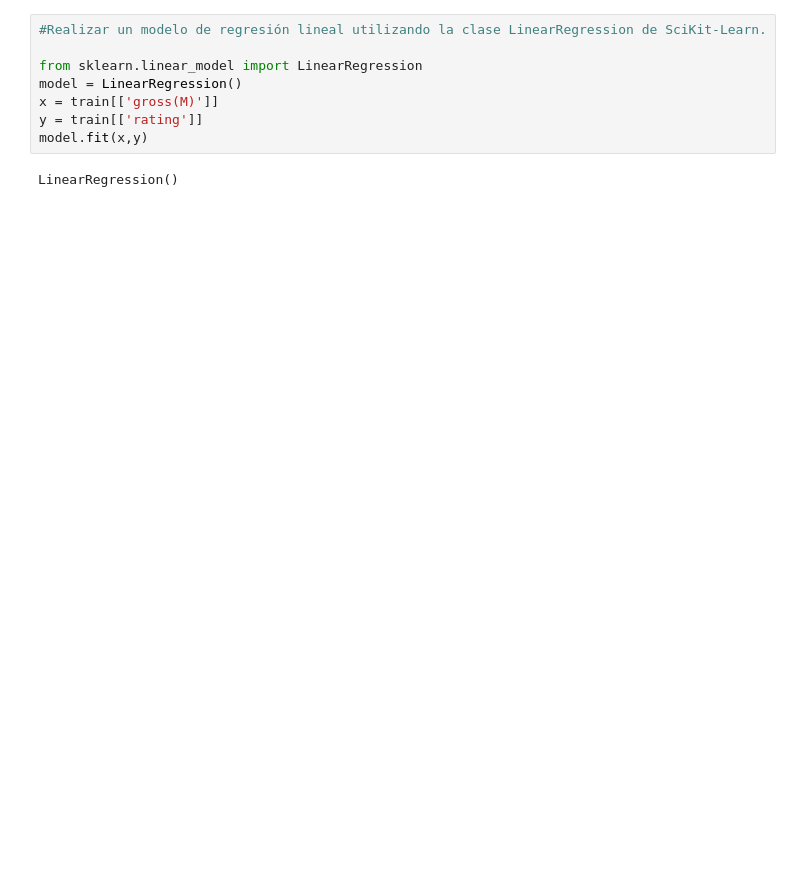
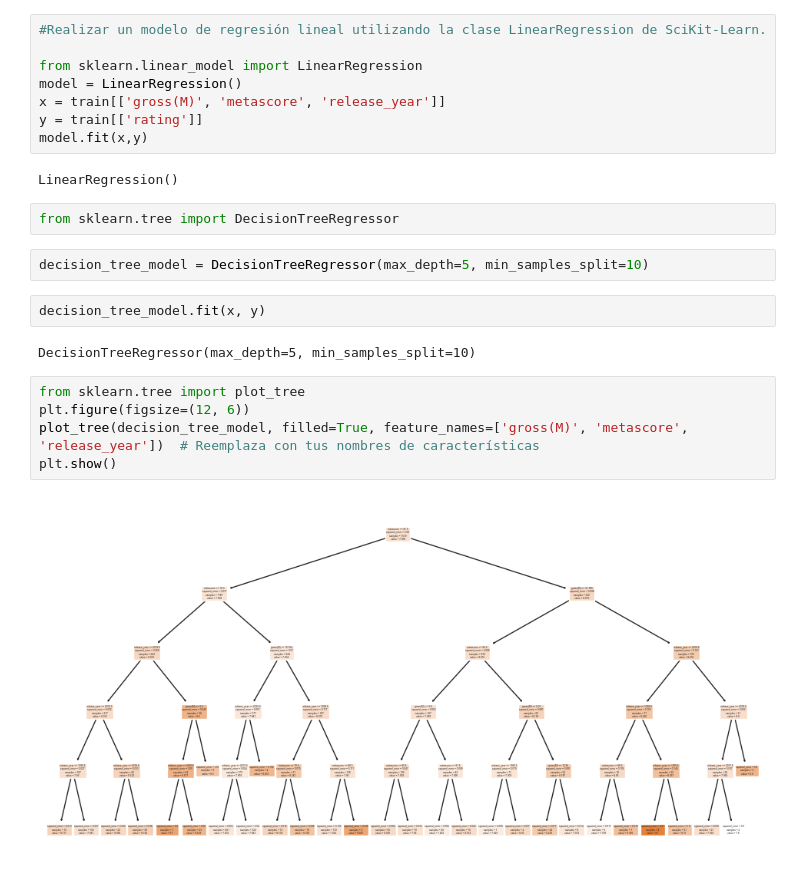
Before and after one commit to matiespinel/Avanzado_Chona, a Jupyter notebook: tp.ipynb, the cells around one changed output. Cells and saved outputs as stored; diff of their text form; blank space fills up the shorter version.

```diff
--- a/tp.ipynb
+++ b/tp.ipynb
@@ -163,8 +184,23 @@ train
 
 from sklearn.linear_model import LinearRegression
 model = LinearRegression()
-x = train[['gross(M)']]
+x = train[['gross(M)', 'metascore', 'release_year']]
 y = train[['rating']]
 model.fit(x,y)
 # %% [output]
 LinearRegression()
+# %%
+from sklearn.tree import DecisionTreeRegressor
+# %%
+decision_tree_model = DecisionTreeRegressor(max_depth=5, min_samples_split=10)
+# %%
+decision_tree_model.fit(x, y)
+# %% [output]
+DecisionTreeRegressor(max_depth=5, min_samples_split=10)
+# %%
+from sklearn.tree import plot_tree
+plt.figure(figsize=(12, 6))
+plot_tree(decision_tree_model, filled=True, feature_names=['gross(M)', 'metascore', 'release_year'])  # Reemplaza con tus nombres de características
+plt.show()
+# %% [output]
+[figure, added]
```
Also changed, not shown: parts of 2 cells of this notebook.
